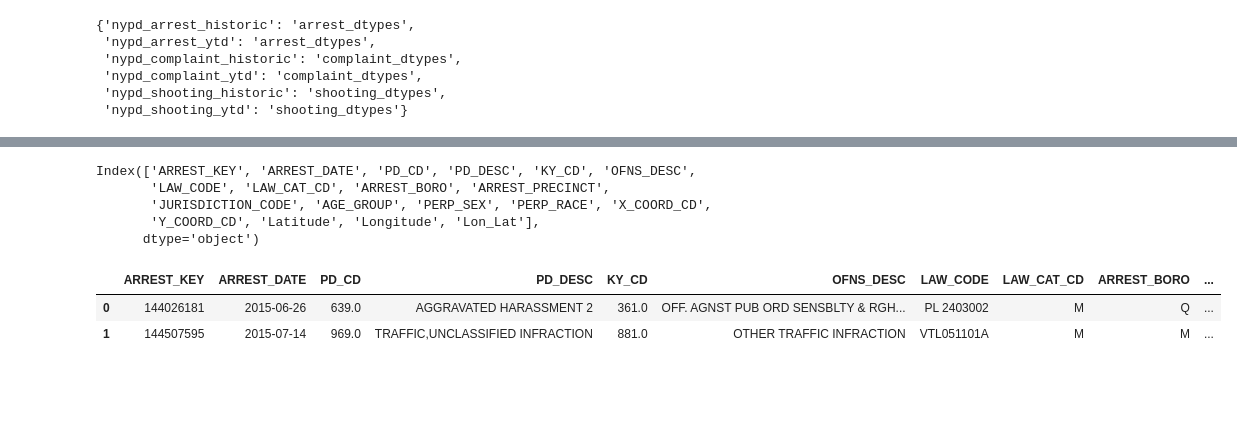
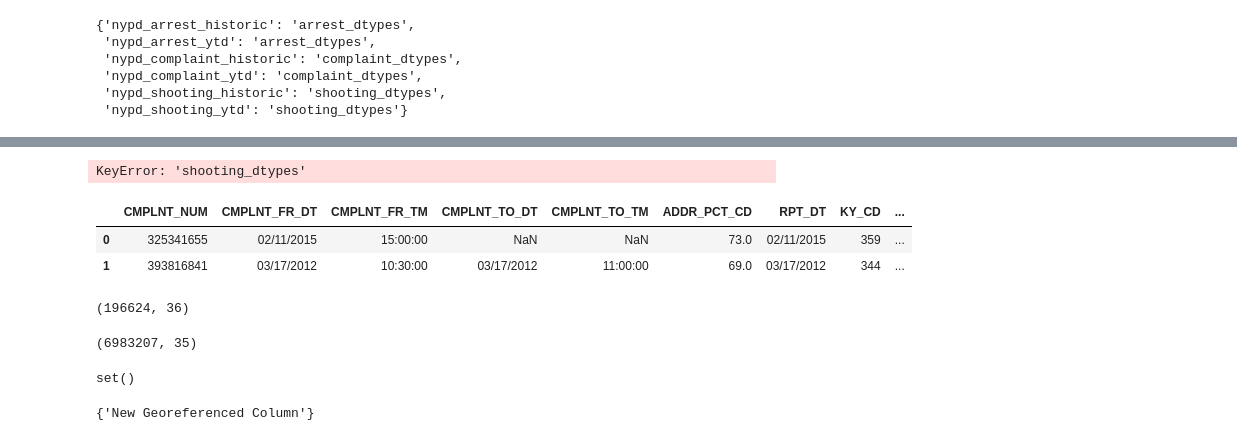
Before and after one commit to MattTriano/NYC_crime_data_analysis, a Jupyter notebook: analysis/NYC_data_pulling_functionality.ipynb, the cells around one changed output, grey strips where cells are left out. Drawn from its saved outputs; the diff is of its cells as text; code cells hidden in the pictures; blank space fills up the shorter version.

Commit message:
Finished the arrest preprocessor, nearly finished with the complaints preprocessor

```diff
--- a/analysis/NYC_data_pulling_functionality.ipynb
+++ b/analysis/NYC_data_pulling_functionality.ipynb
@@ -295,14 +278,30 @@ nypd_arrest_df['ARREST_DATE'] = pd.to_datetime(nypd_arrest_df['ARREST_DATE'], fo
-# %%
-nypd_arrest_df.columns
-# %% [output]
-Index(['ARREST_KEY', 'ARREST_DATE', 'PD_CD', 'PD_DESC', 'KY_CD', 'OFNS_DESC',
-       'LAW_CODE', 'LAW_CAT_CD', 'ARREST_BORO', 'ARREST_PRECINCT',
-       'JURISDICTION_CODE', 'AGE_GROUP', 'PERP_SEX', 'PERP_RACE', 'X_COORD_CD',
-       'Y_COORD_CD', 'Latitude', 'Longitude', 'Lon_Lat'],
-      dtype='object')
+# %%
+nypd_historic_df = load_data_table(data_table_name = 'nypd_shooting_historic')
+nypd_ytd_df = load_data_table(data_table_name = 'nypd_shooting_ytd')
+# %% [output]
+KeyError: 'shooting_dtypes'
+# %%
+nypd_historic_df = pd.read_csv(os.path.join(DATA_DIR, 'nypd_complaint_historic.csv'))
+nypd_ytd_df = pd.read_csv(os.path.join(DATA_DIR, 'nypd_complaint_ytd.csv'))
 # %%
-nypd_arrest_df.head(2)
+nypd_historic_df.head(2)
 # %% [output]
-|  | ARREST_KEY | ARREST_DATE | PD_CD | PD_DESC | KY_CD | OFNS_DESC | LAW_CODE | LAW_CAT_CD | ARREST_BORO | ... |
-| 0 | 144026181 | 2015-06-26 | 639.0 | AGGRAVATED HARASSMENT 2 | 361.0 | OFF. AGNST PUB ORD SENSBLTY & RGH... | PL 2403002 | M | Q | ... |
-| 1 | 144507595 | 2015-07-14 | 969.0 | TRAFFIC,UNCLASSIFIED INFRACTION | 881.0 | OTHER TRAFFIC INFRACTION | VTL051101A | M | M | ... |
+|  | CMPLNT_NUM | CMPLNT_FR_DT | CMPLNT_FR_TM | CMPLNT_TO_DT | CMPLNT_TO_TM | ADDR_PCT_CD | RPT_DT | KY_CD | ... |
+| 0 | 325341655 | 02/11/2015 | 15:00:00 | NaN | NaN | 73.0 | 02/11/2015 | 359 | ... |
+| 1 | 393816841 | 03/17/2012 | 10:30:00 | 03/17/2012 | 11:00:00 | 69.0 | 03/17/2012 | 344 | ... |
+# %%
+nypd_ytd_df.shape
+# %% [output]
+(196624, 36)
+# %%
+nypd_historic_df.shape
+# %% [output]
+(6983207, 35)
+# %%
+set(list(nypd_historic_df.columns)) - set(list(nypd_ytd_df.columns))
+# %% [output]
+set()
+# %%
+set(list(nypd_ytd_df.columns)) - set(list(nypd_historic_df.columns))
+# %% [output]
+{'New Georeferenced Column'}
```
Also changed, not shown: parts of 25 cells of this notebook.
